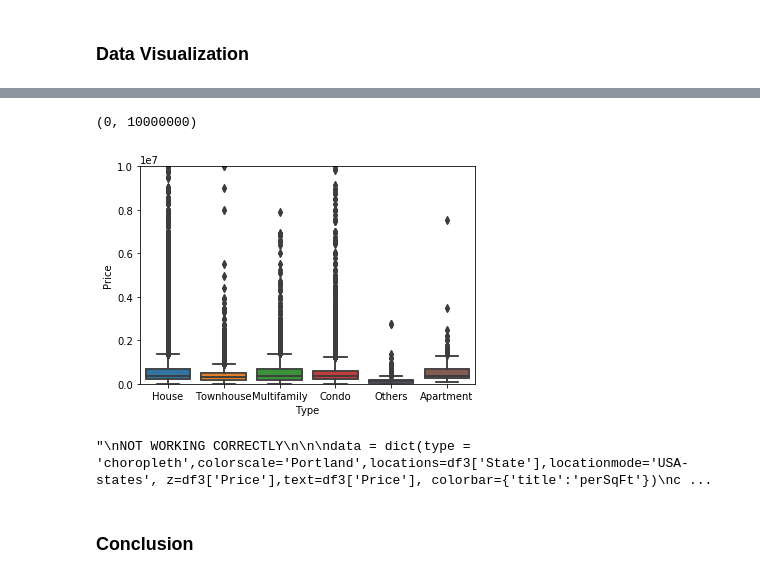
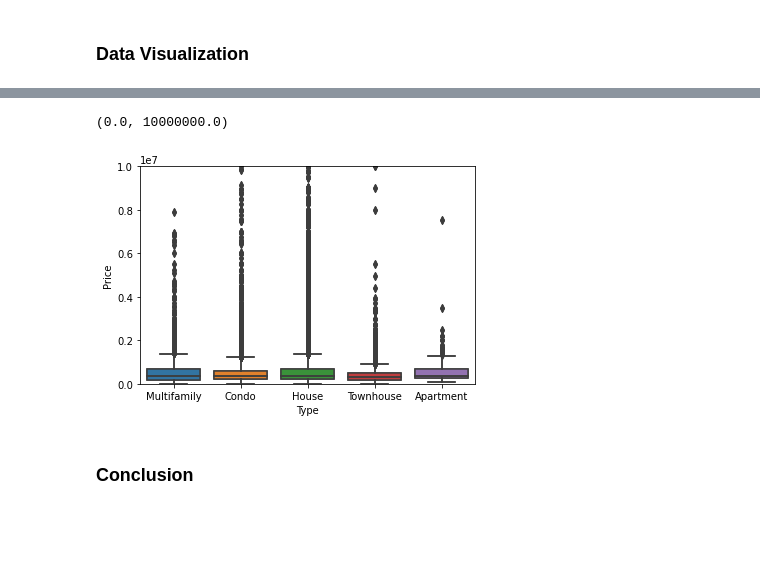
Before and after one commit to StockJanitor/CIS41_Project, a Jupyter notebook: CIS41_Project.ipynb, the cells around one changed output, grey strips where cells are left out. Saved outputs shown, nothing was run; the diff lists cells and outputs as text; code cells hidden in the pictures; blank space fills up the shorter version.

Commit message:
cleaned/organized data

```diff
--- a/CIS41_Project.ipynb
+++ b/CIS41_Project.ipynb
@@ -191,6 +188,12 @@ df3 = df2.drop(['Street'], axis=1)
 # Change Raw Price column name to Price, create perSqft column
 df3.rename(columns={"Raw Price":"Price"}, inplace=True)
 df3['perSqFt'] = df3.Price / df3.Size
+# %%
+df3.State.value_counts().tail(5)
+# HI NH is below 30 counts, so dropping HI and NH
+df3 = df3[(df3['State'] != 'HI') & (df3['State'] != 'NH')]
+# drop others because it is not the majority and has weird type of lots/houses
+df3 = df3[df3['Type'] != 'Others']
 # %%
 # Due to previously dropping rows, reset index again
 # West Virginia and Wyoming not in data
@@ -201,9 +204,9 @@ len(df3.State.unique())
 # %%
 # Assign Regions, also need to drop Wyoming and West Virgina since the dataset does not contain
 # listings for that certain State in the initial DataFrame
-west = ['CA', 'NV', 'AK', 'WA' , 'OR', 'ID', 'MT', 'UT', 'CO', 'AZ', 'NM', 'HI']
+west = ['CA', 'NV', 'AK', 'WA' , 'OR', 'ID', 'MT', 'UT', 'CO', 'AZ', 'NM']
 midwest = ['ND', 'WI','SD', 'NE', 'KS', 'MN', 'IA', 'MO', 'IL', 'IN', 'OH','MI']
-north = ['PA', 'NY', 'NH', 'MA', 'CT', 'ME', 'DC', 'NJ', 'RI']
+north = ['PA', 'NY', 'MA', 'CT', 'ME', 'DC', 'NJ', 'RI']
 south = ['TX', 'OK', 'AR', 'LA', 'MS', 'AL', 'TN', 'KY', 'VA', 'MD', 'DE', 'NC', 'SC', 'GA', 'FL']
 full_state_list = west + midwest + north + south
 
@@ -569,4 +486,5 @@ df4
 # %%
 #updated house_df to DataFrame that filtered out the states with less data
-house_df = df4
-house_df
+
+house_df = house_df.sort_values(by='State')
+house_df.reset_index(inplace=True,drop=True)
@@ -593,13 +498,13 @@ len(house_df[house_df['Type'] == 'Apartment'])
 # %%
 #Created a visulization of average price of properties within data
 from matplotlib import figure
 
-sns.boxplot(data = df4, x = 'Type' , y = 'Price')
-ax = sns.boxplot(data = df4, x = 'Type' , y = 'Price')
+sns.boxplot(data = house_df, x = 'Type' , y = 'Price')
+ax = sns.boxplot(data = house_df, x = 'Type' , y = 'Price')
 ax.set_ylim(0,10000000)
 # %% [output]
-(0, 10000000)
+(0.0, 10000000.0)
-[figure, old version]
+[figure, new version]
 # %%
 '''
 NOT WORKING CORRECTLY
@@ -610,8 +515,6 @@ choromap = go.Figure(data = [data],layout = dict(geo = {'scope':'usa'}))
 
 iplot(choromap,validate=False)
 '''
-# %% [output]
-"\nNOT WORKING CORRECTLY\n\n\ndata = dict(type = 'choropleth',colorscale='Portland',locations=df3['State'],locationmode='USA-states', z=df3['Price'],text=df3['Price'], colorbar={'title':'perSqFt'})\nc ...
 # %%
 # for GeoPandas later use
 # df2 = df2[df2['ZipCode'].between(10000,99999,inclusive='both')]
```
Also changed, not shown: parts of 24 cells of this notebook.
